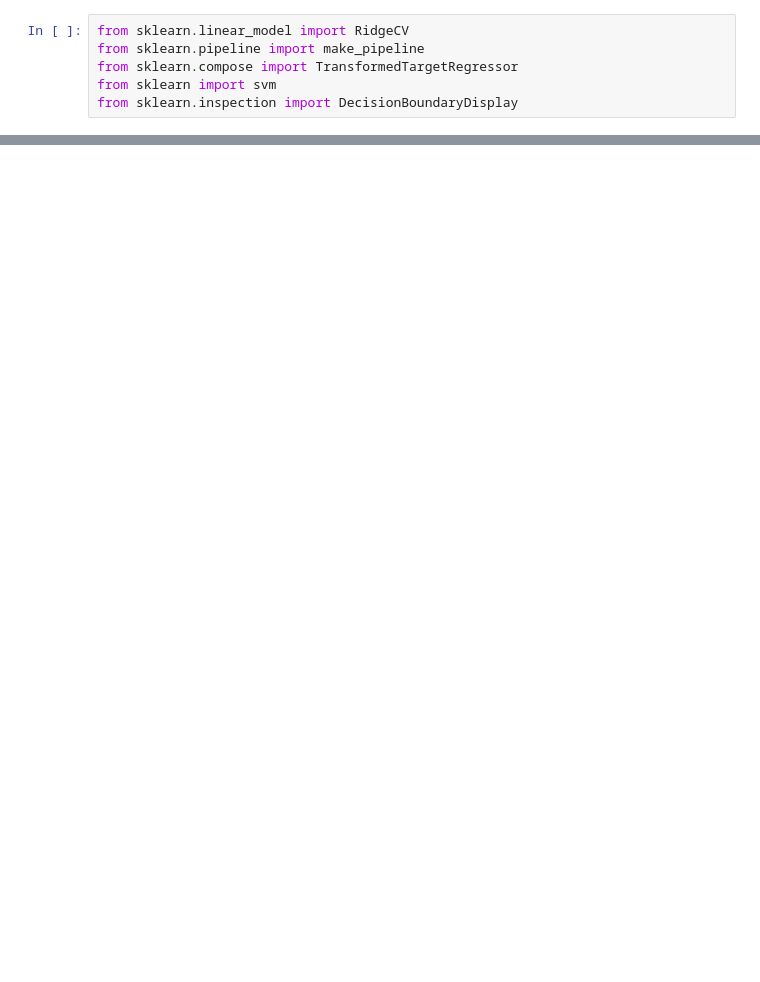
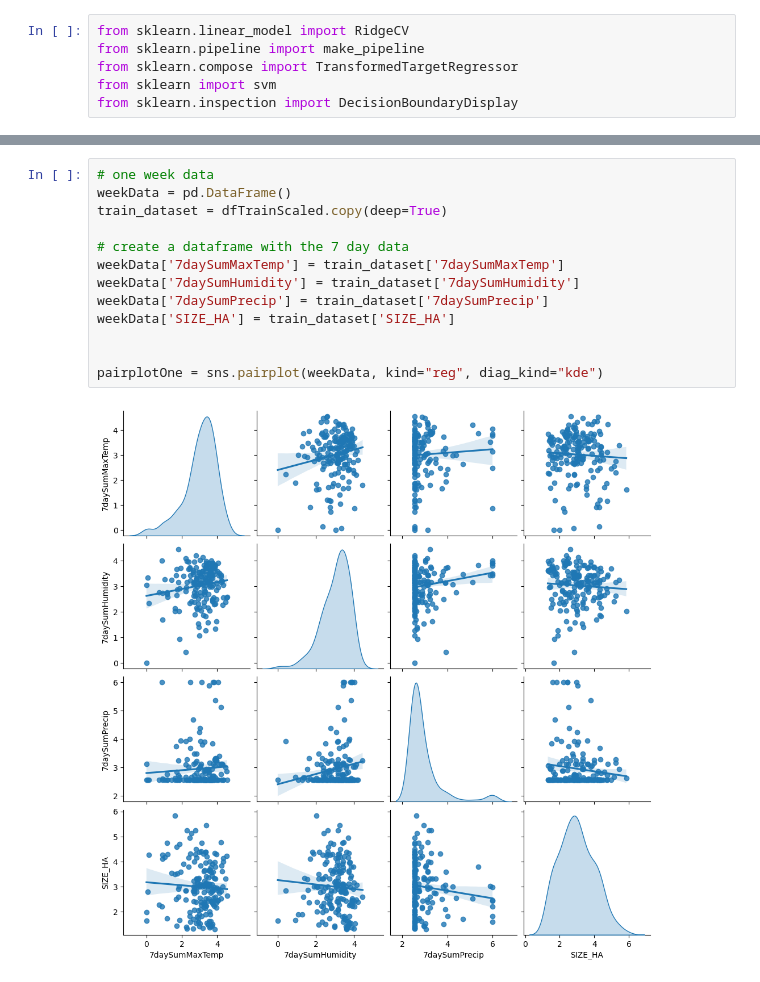
Before and after one commit to NouranEmad16/MLweatherForestFire, a Jupyter notebook: Model_SVM.ipynb, the cells around one changed output, grey strips where cells are left out. Drawn from its saved outputs; the diff is of its cells as text; blank space fills up the shorter version.

```diff
--- a/Model_SVM.ipynb
+++ b/Model_SVM.ipynb
@@ -227,0 +359,15 @@ dfall['SIZE_HA'] = Y_train
+# %%
+# one week data
+weekData = pd.DataFrame()
+train_dataset = dfTrainScaled.copy(deep=True)
+
+# create a dataframe with the 7 day data
+weekData['7daySumMaxTemp'] = train_dataset['7daySumMaxTemp']
+weekData['7daySumHumidity'] = train_dataset['7daySumHumidity']
+weekData['7daySumPrecip'] = train_dataset['7daySumPrecip']
+weekData['SIZE_HA'] = train_dataset['SIZE_HA']
+
+
+pairplotOne = sns.pairplot(weekData, kind="reg", diag_kind="kde")
+# %% [output]
+[figure, added]
```
Also changed, not shown: parts of 47 cells of this notebook.
